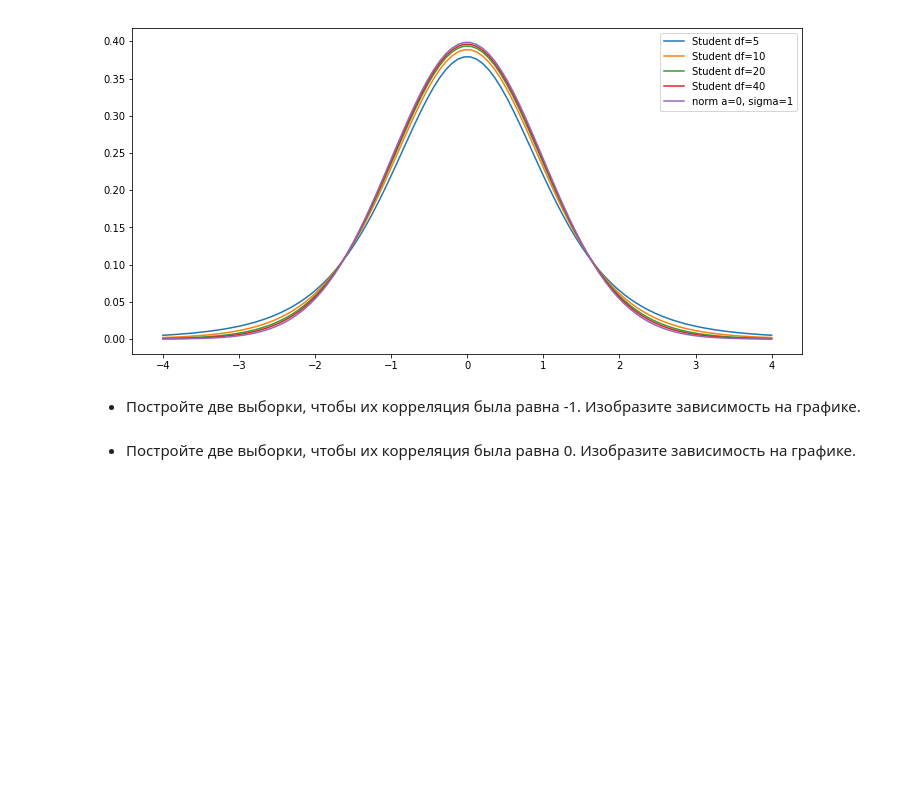
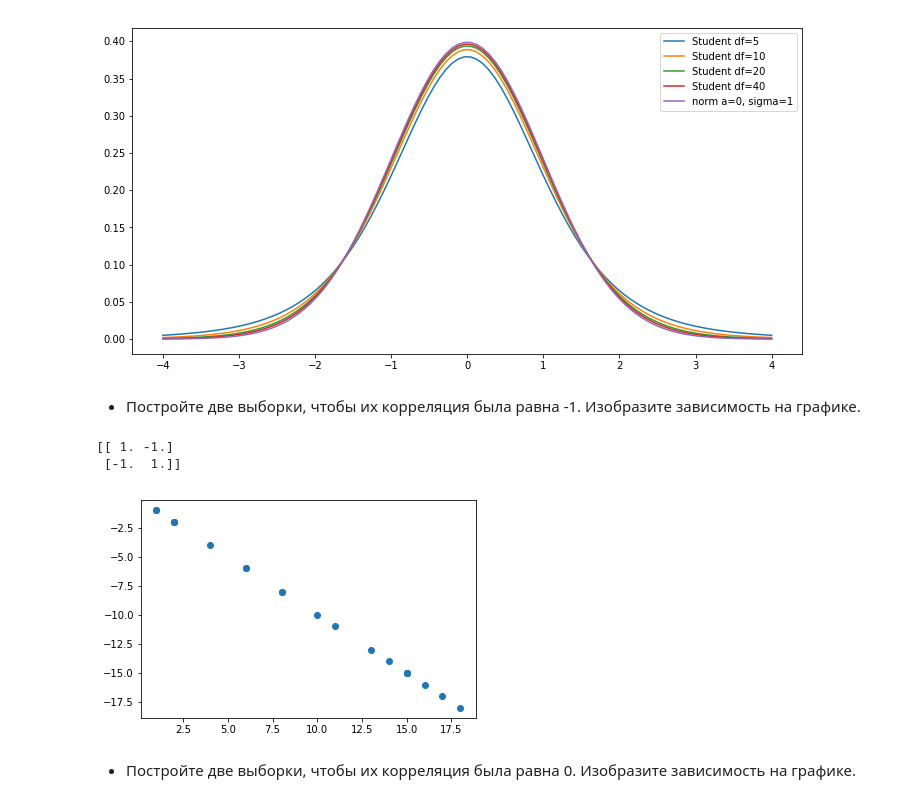
Before and after one commit to dataeli/netology-terver, a Jupyter notebook: hw2.ipynb, the cells around one changed output. Cells and saved outputs as stored; diff of their text form; code cells hidden in the pictures; blank space fills up the shorter version.

```diff
--- a/hw2.ipynb
+++ b/hw2.ipynb
@@ -306,2 +323,12 @@ plt.legend(['Student df=5', 'Student df=10','Student df=20','Student df=40', 'no
+# %%
+a = np.random.randint(0, 20, 20)
+b = np.asarray([x*-1 for x in a])
+corr_coe = np.corrcoef(a,b)
+plt.scatter(a,b)
+print(corr_coe)
+# %% [output]
+[[ 1. -1.]
+ [-1.  1.]]
+[figure, added]
 # %% [markdown]
 - Постройте две выборки, чтобы их корреляция была равна 0. Изобразите зависимость на графике.
```
Also changed, not shown: parts of 22 cells of this notebook.
